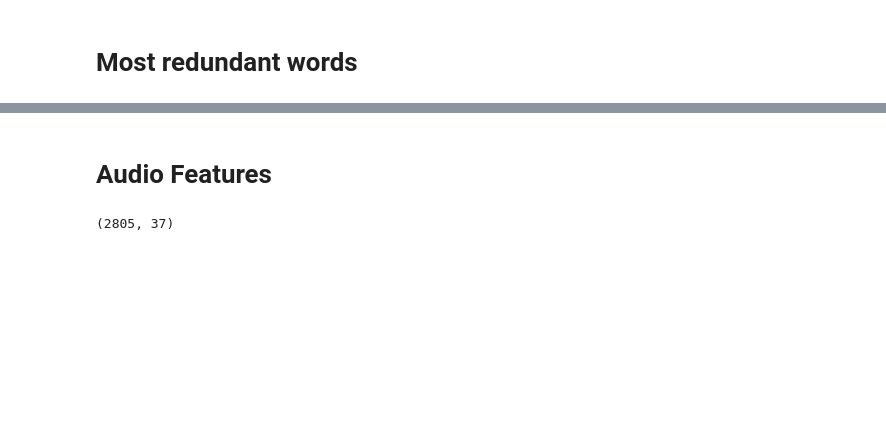
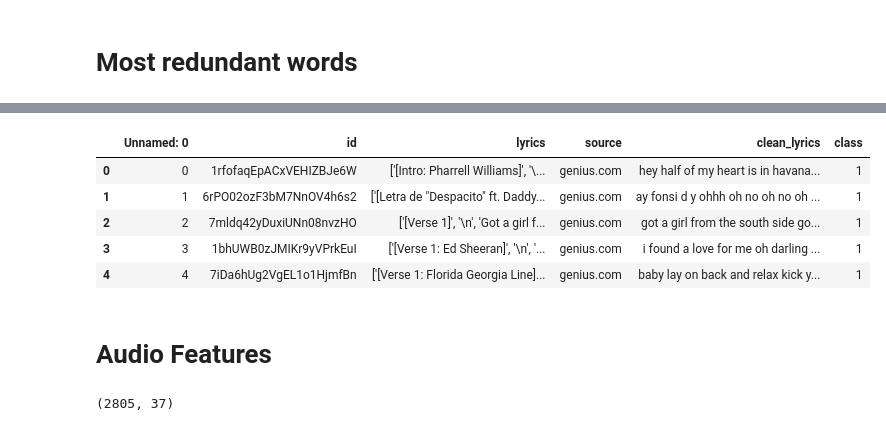
Before and after one commit to mkrsteska/DMML2019_Team_Tesla, a Jupyter notebook: code/M-Popular words in lyrics.ipynb, the cells around one changed output, grey strips where cells are left out. Saved outputs shown, nothing was run; the diff lists cells and outputs as text; code cells hidden in the pictures; blank space fills up the shorter version.

```diff
--- a/code/M-Popular words in lyrics.ipynb
+++ b/code/M-Popular words in lyrics.ipynb
@@ -215,3 +221,13 @@ ax.axis('off');
+# %%
+dfff = pd.read_csv("File Name.csv")
+dfff.head()
+# %% [output]
+|  | Unnamed: 0 | id | lyrics | source | clean_lyrics | class |
+| 0 | 0 | 1rfofaqEpACxVEHIZBJe6W | ['[Intro: Pharrell Williams]', '\... | genius.com | hey half of my heart is in havana... | 1 |
+| 1 | 1 | 6rPO02ozF3bM7NnOV4h6s2 | ['[Letra de "Despacito" ft. Daddy... | genius.com | ay fonsi d y ohhh oh no oh no oh ... | 1 |
+| 2 | 2 | 7mldq42yDuxiUNn08nvzHO | ['[Verse 1]', '\n', 'Got a girl f... | genius.com | got a girl from the south side go... | 1 |
+| 3 | 3 | 1bhUWB0zJMIKr9yVPrkEuI | ['[Verse 1: Ed Sheeran]', '\n', '... | genius.com | i found a love for me oh darling ... | 1 |
+| 4 | 4 | 7iDa6hUg2VgEL1o1HjmfBn | ['[Verse 1: Florida Georgia Line]... | genius.com | baby lay on back and relax kick y... | 1 |
 # %% [markdown]
 # Audio Features
 # %%
```
Also changed, not shown: parts of 28 cells of this notebook, 3 other files.
